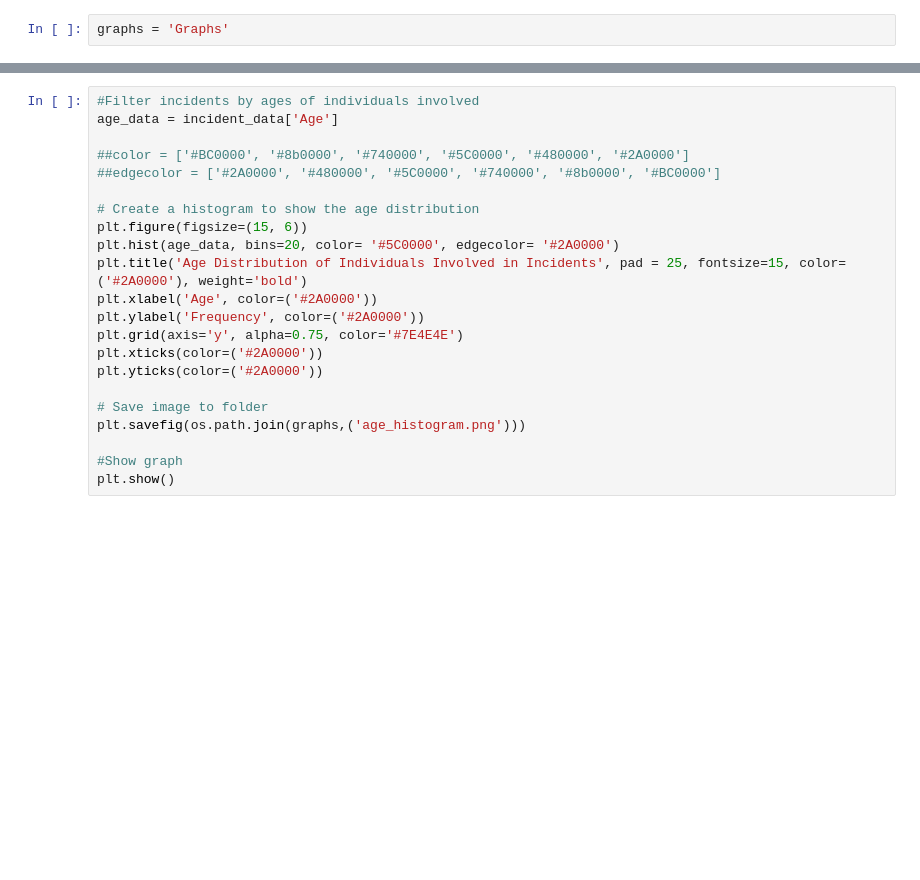
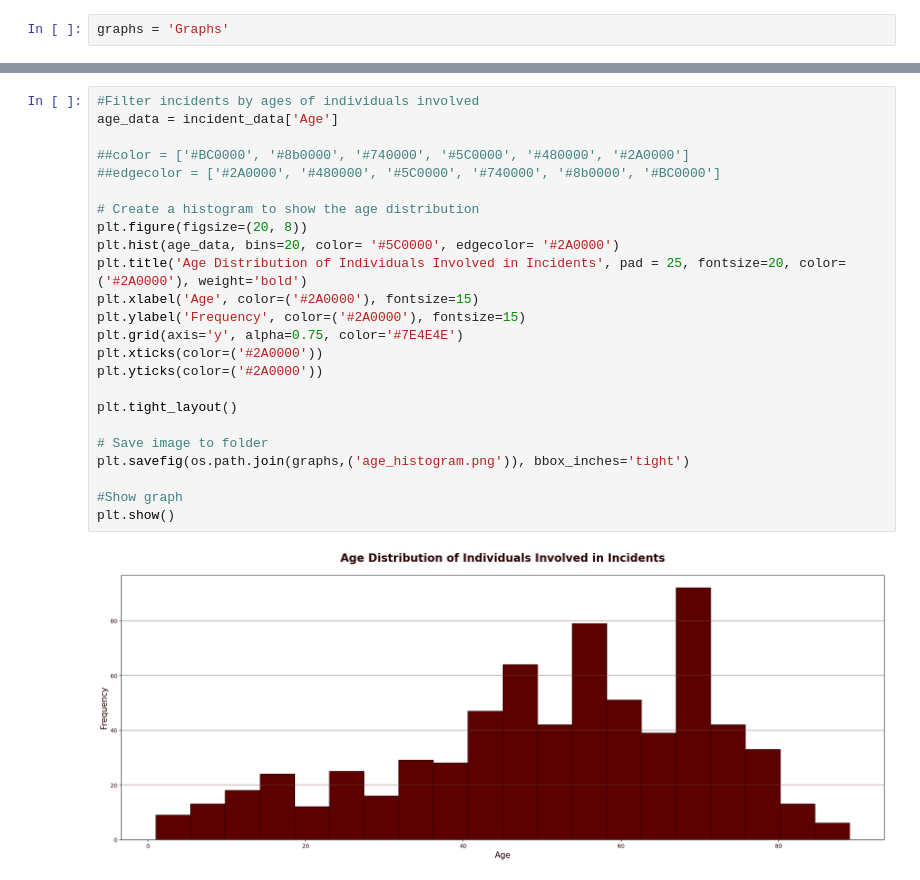
Before and after one commit to AllisonChase/Theme-Park-Incidents, a Jupyter notebook: ThemeParkIncidentGraphs.ipynb, the cells around one changed output, grey strips where cells are left out. Saved outputs shown, nothing was run; the diff lists cells and outputs as text; blank space fills up the shorter version.

```diff
--- a/ThemeParkIncidentGraphs.ipynb
+++ b/ThemeParkIncidentGraphs.ipynb
@@ -85,22 +104,26 @@ plt.show()
 # %%
 #Filter incidents by ages of individuals involved
 age_data = incident_data['Age']
 
 ##color = ['#BC0000', '#8b0000', '#740000', '#5C0000', '#480000', '#2A0000']
 ##edgecolor = ['#2A0000', '#480000', '#5C0000', '#740000', '#8b0000', '#BC0000']
 
 # Create a histogram to show the age distribution
-plt.figure(figsize=(15, 6))
+plt.figure(figsize=(20, 8))
 plt.hist(age_data, bins=20, color= '#5C0000', edgecolor= '#2A0000')
-plt.title('Age Distribution of Individuals Involved in Incidents', pad = 25, fontsize=15, color=('#2A0000'), weight='bold')
-plt.xlabel('Age', color=('#2A0000'))
-plt.ylabel('Frequency', color=('#2A0000'))
+plt.title('Age Distribution of Individuals Involved in Incidents', pad = 25, fontsize=20, color=('#2A0000'), weight='bold')
+plt.xlabel('Age', color=('#2A0000'), fontsize=15)
+plt.ylabel('Frequency', color=('#2A0000'), fontsize=15)
 plt.grid(axis='y', alpha=0.75, color='#7E4E4E')
 plt.xticks(color=('#2A0000'))
 plt.yticks(color=('#2A0000'))
 
+plt.tight_layout()
+
 # Save image to folder
-plt.savefig(os.path.join(graphs,('age_histogram.png')))
+plt.savefig(os.path.join(graphs,('age_histogram.png')), bbox_inches='tight')
 
 #Show graph
 plt.show()
+# %% [output]
+[figure, added]
```
Also changed, not shown: parts of 9 cells of this notebook, 9 other files.
